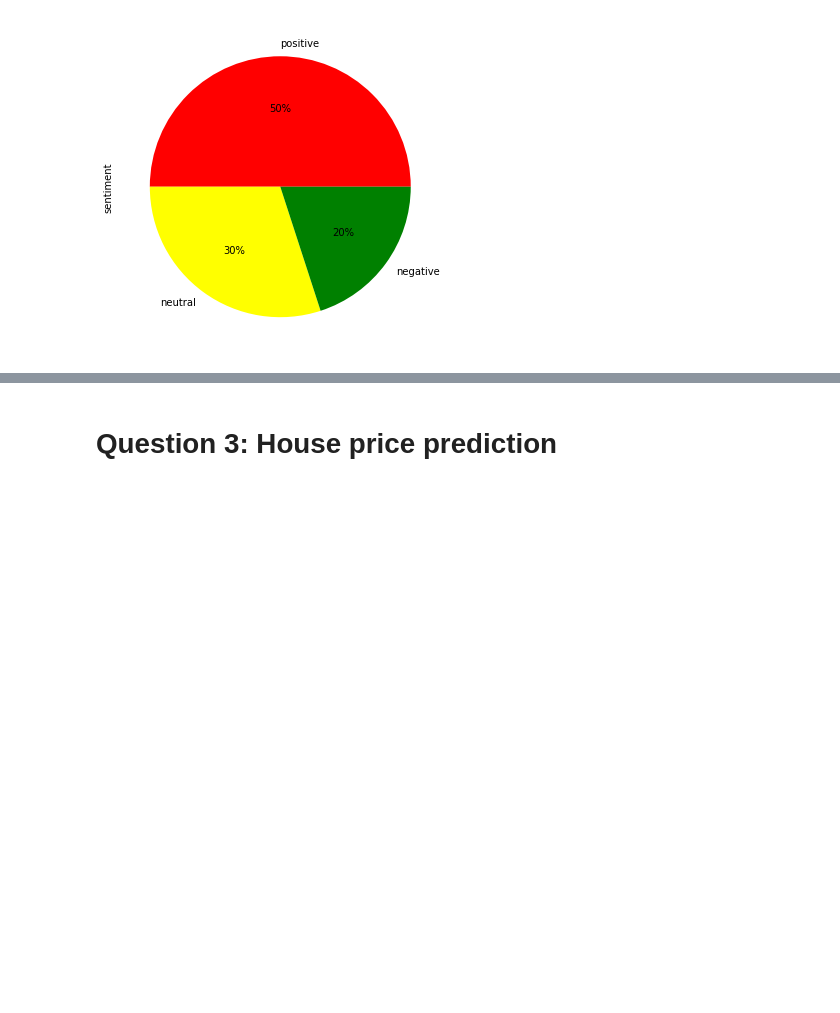
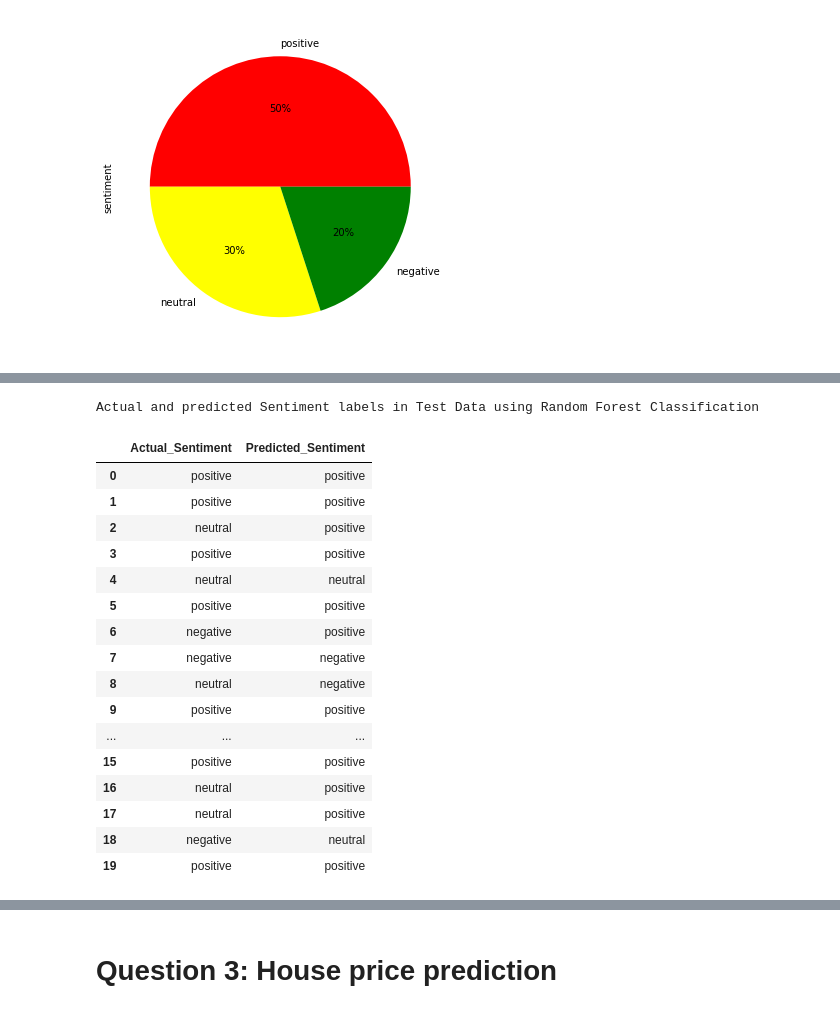
Before and after one commit to RadhavaramHarika/Harika_INFO5731_Spring2020, a Jupyter notebook: Harika_INFO5731_Assignment_Four.ipynb, the cells around one changed output, grey strips where cells are left out. Drawn from its saved outputs; the diff is of its cells as text; code cells hidden in the pictures; blank space fills up the shorter version.

```diff
--- a/Harika_INFO5731_Assignment_Four.ipynb
+++ b/Harika_INFO5731_Assignment_Four.ipynb
@@ -409,0 +549,35 @@ ValueError: ignored
+# %%
+from sklearn.ensemble import RandomForestClassifier
+
+#Using functions to build and train the RandomForest Classifier model
+def RanForClassifier(x_train,y_train,x_test):
+    classifier = RandomForestClassifier(n_estimators=200, random_state=0)
+    classifier.fit(x_train, y_train)
+    return classifier,classifier.predict(x_test)
+
+#Calling above function to train and predict test output data
+classifier_model2,predicted_y2 = RanForClassifier(train_X,y_train,test_X)
+
+#Printing Predicted values
+print("Actual and predicted Sentiment labels in Test Data using Random Forest Classification")
+class_data2 = panda.DataFrame({'Actual_Sentiment':y_test,'Predicted_Sentiment': predicted_y2})
+class_data2.head(30)
+# %% [output]
+Actual and predicted Sentiment labels in Test Data using Random Forest Classification
+|  | Actual_Sentiment | Predicted_Sentiment |
+| 0 | positive | positive |
+| 1 | positive | positive |
+| 2 | neutral | positive |
+| 3 | positive | positive |
+| 4 | neutral | neutral |
+| 5 | positive | positive |
+| 6 | negative | positive |
+| 7 | negative | negative |
+| 8 | neutral | negative |
+| 9 | positive | positive |
+| ... | ... | ... |
+| 15 | positive | positive |
+| 16 | neutral | positive |
+| 17 | neutral | positive |
+| 18 | negative | neutral |
+| 19 | positive | positive |
```
Also changed, not shown: parts of 40 cells of this notebook.
